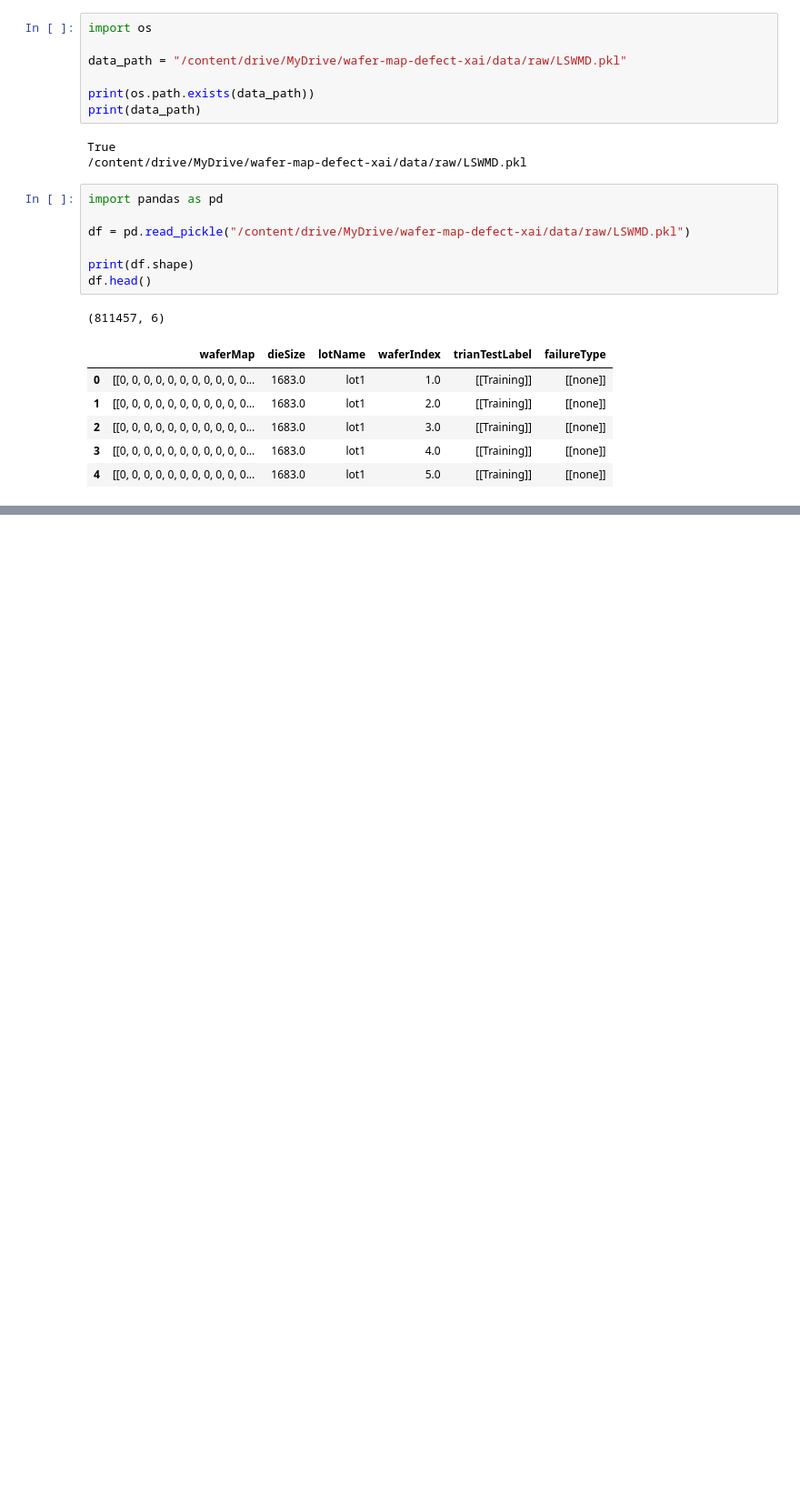
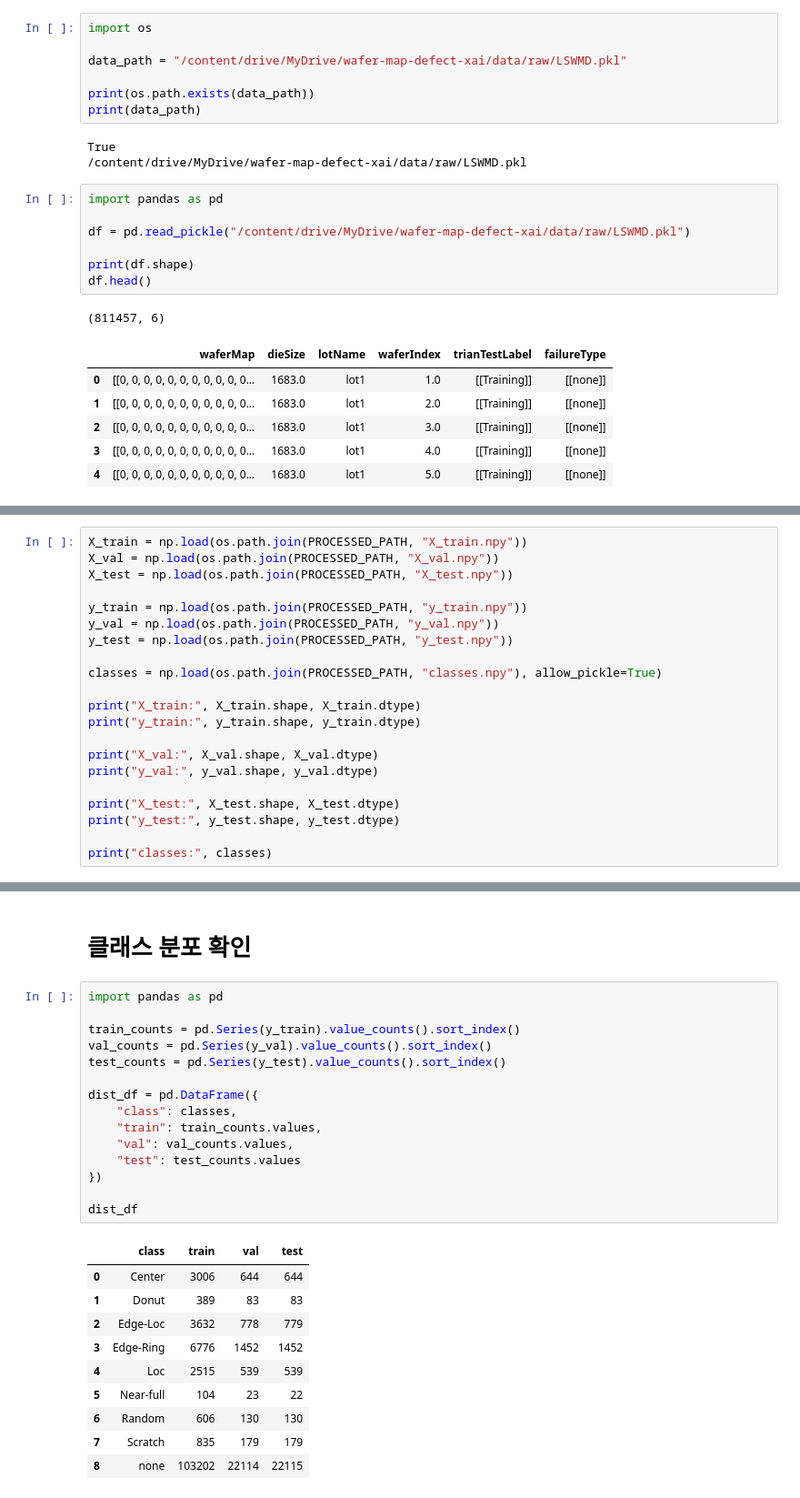
Before and after one commit to junnokimm/wafer-map-defect-xai, a Jupyter notebook: notebooks/wafer_map_defect_xai.ipynb, the cells around one changed output, grey strips where cells are left out. Shown at 91% size. Saved outputs shown, nothing was run; the diff lists cells and outputs as text; blank space fills up the shorter version.

```diff
--- a/notebooks/wafer_map_defect_xai.ipynb
+++ b/notebooks/wafer_map_defect_xai.ipynb
@@ -57,0 +90,21 @@ df.head()
+# %%
+X_train = np.load(os.path.join(PROCESSED_PATH, "X_train.npy"))
+X_val = np.load(os.path.join(PROCESSED_PATH, "X_val.npy"))
+X_test = np.load(os.path.join(PROCESSED_PATH, "X_test.npy"))
+
+y_train = np.load(os.path.join(PROCESSED_PATH, "y_train.npy"))
+y_val = np.load(os.path.join(PROCESSED_PATH, "y_val.npy"))
+y_test = np.load(os.path.join(PROCESSED_PATH, "y_test.npy"))
+
+classes = np.load(os.path.join(PROCESSED_PATH, "classes.npy"), allow_pickle=True)
+
+print("X_train:", X_train.shape, X_train.dtype)
+print("y_train:", y_train.shape, y_train.dtype)
+
+print("X_val:", X_val.shape, X_val.dtype)
+print("y_val:", y_val.shape, y_val.dtype)
+
+print("X_test:", X_test.shape, X_test.dtype)
+print("y_test:", y_test.shape, y_test.dtype)
+
+print("classes:", classes)
@@ -57,0 +151,28 @@ df.head()
+# %% [markdown]
+# 클래스 분포 확인
+# %%
+import pandas as pd
+
+train_counts = pd.Series(y_train).value_counts().sort_index()
+val_counts = pd.Series(y_val).value_counts().sort_index()
+test_counts = pd.Series(y_test).value_counts().sort_index()
+
+dist_df = pd.DataFrame({
+    "class": classes,
+    "train": train_counts.values,
+    "val": val_counts.values,
+    "test": test_counts.values
+})
+
+dist_df
+# %% [output]
+|  | class | train | val | test |
+| 0 | Center | 3006 | 644 | 644 |
+| 1 | Donut | 389 | 83 | 83 |
+| 2 | Edge-Loc | 3632 | 778 | 779 |
+| 3 | Edge-Ring | 6776 | 1452 | 1452 |
+| 4 | Loc | 2515 | 539 | 539 |
+| 5 | Near-full | 104 | 23 | 22 |
+| 6 | Random | 606 | 130 | 130 |
+| 7 | Scratch | 835 | 179 | 179 |
+| 8 | none | 103202 | 22114 | 22115 |
```
Also changed, not shown: parts of 27 cells of this notebook, 1 other file.
